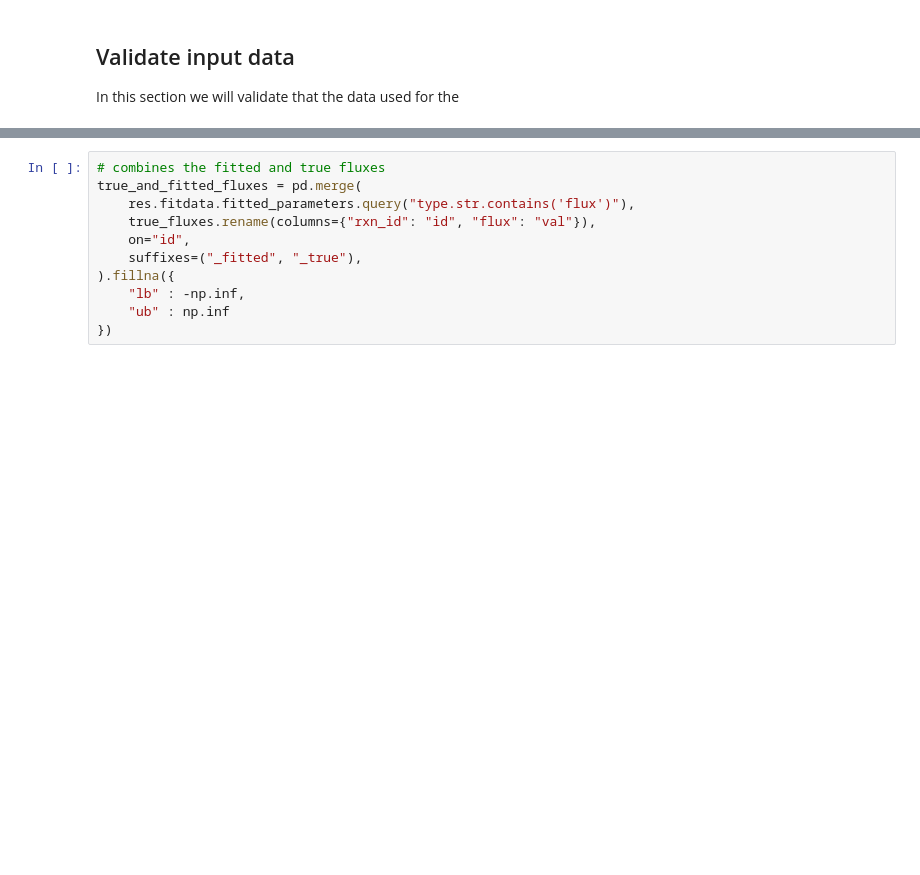
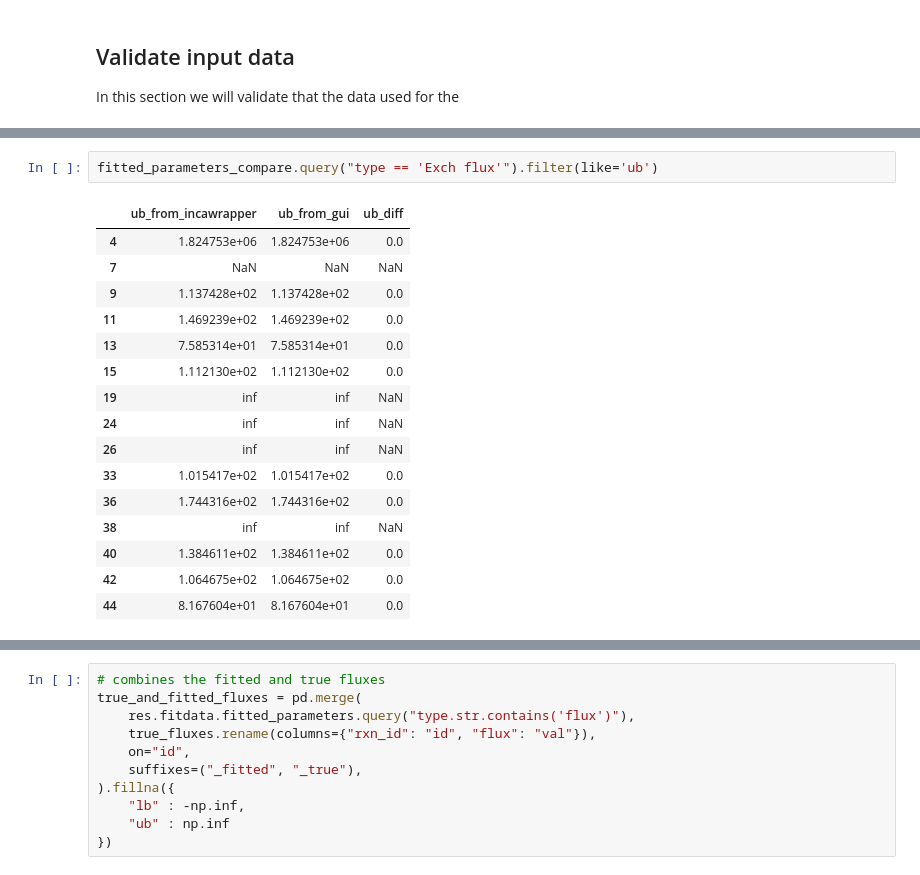
Before and after one commit to biosustain/incawrapper, a Jupyter notebook: docs/examples/c_necator_simulated_data.ipynb, the cells around one changed output, grey strips where cells are left out. Saved outputs shown, nothing was run; the diff lists cells and outputs as text; blank space fills up the shorter version.

```diff
--- a/docs/examples/c_necator_simulated_data.ipynb
+++ b/docs/examples/c_necator_simulated_data.ipynb
@@ -193,0 +199,19 @@ true_fluxes = (pd.read_csv(data_directory / 'true_fluxes.csv')
+# %%
+fitted_parameters_compare.query("type == 'Exch flux'").filter(like='ub')
+# %% [output]
+|  | ub_from_incawrapper | ub_from_gui | ub_diff |
+| 4 | 1.824753e+06 | 1.824753e+06 | 0.0 |
+| 7 | NaN | NaN | NaN |
+| 9 | 1.137428e+02 | 1.137428e+02 | 0.0 |
+| 11 | 1.469239e+02 | 1.469239e+02 | 0.0 |
+| 13 | 7.585314e+01 | 7.585314e+01 | 0.0 |
+| 15 | 1.112130e+02 | 1.112130e+02 | 0.0 |
+| 19 | inf | inf | NaN |
+| 24 | inf | inf | NaN |
+| 26 | inf | inf | NaN |
+| 33 | 1.015417e+02 | 1.015417e+02 | 0.0 |
+| 36 | 1.744316e+02 | 1.744316e+02 | 0.0 |
+| 38 | inf | inf | NaN |
+| 40 | 1.384611e+02 | 1.384611e+02 | 0.0 |
+| 42 | 1.064675e+02 | 1.064675e+02 | 0.0 |
+| 44 | 8.167604e+01 | 8.167604e+01 | 0.0 |
```
Also changed, not shown: parts of 13 cells of this notebook, 1 other file.
